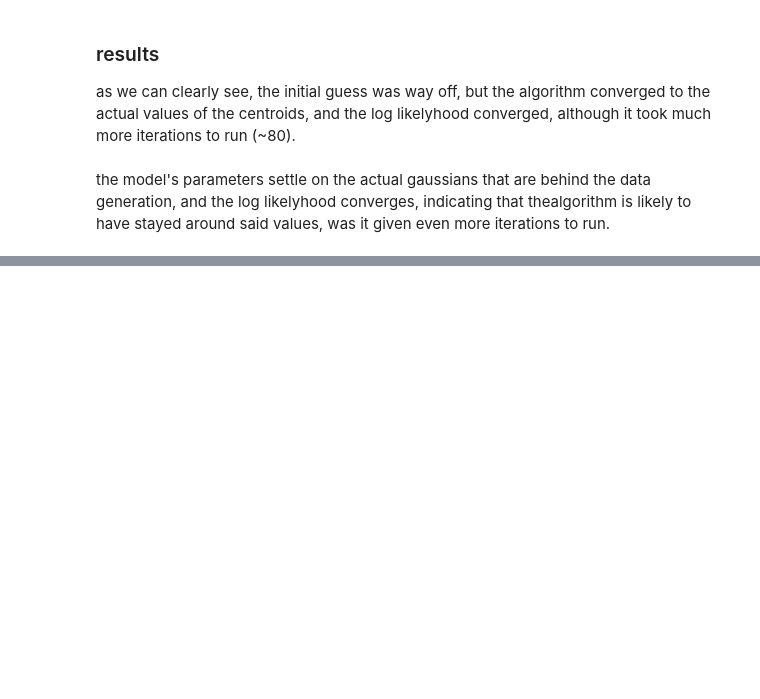
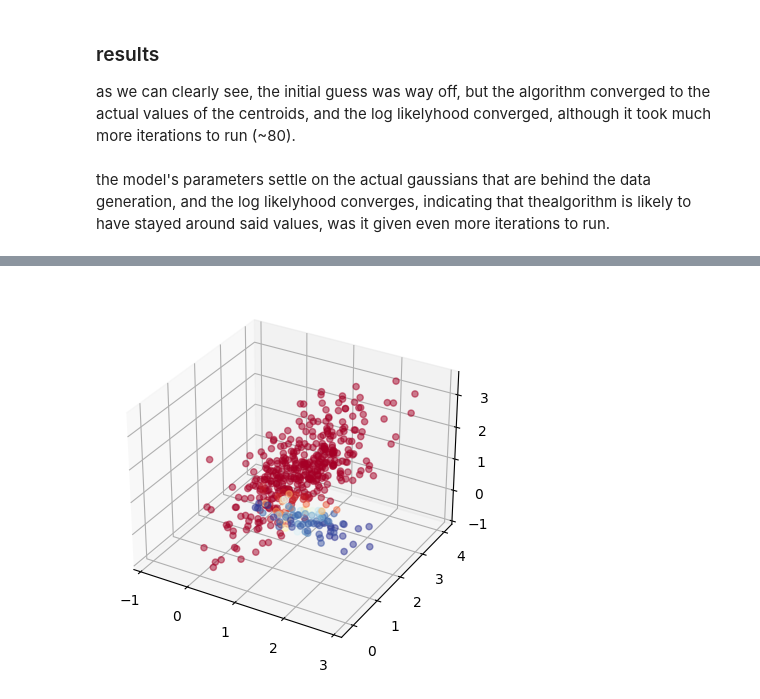
Before and after one commit to nadavo11/MLE_unsupervised_clustering, a Jupyter notebook: EM_Clustering.ipynb, the cells around one changed output, grey strips where cells are left out. Saved outputs shown, nothing was run; the diff lists cells and outputs as text; code cells hidden in the pictures; blank space fills up the shorter version.

```diff
--- a/EM_Clustering.ipynb
+++ b/EM_Clustering.ipynb
@@ -517,0 +553,10 @@ sigma:  [[[1.25576682 0.30278937 0.82165572]
+# %%
+w,_ = E_step(data,phi,mu,sigma)
+
+fig = plt.figure()
+ax = fig.add_subplot(111, projection='3d')
+ax.scatter(data[:,0], data[:, 1], data[:, 2], c=1+w[0]-w[1], alpha=0.5,cmap='RdYlBu')
+
+plt.show()
+# %% [output]
+[figure, added]
```
Also changed, not shown: parts of 17 cells of this notebook.
